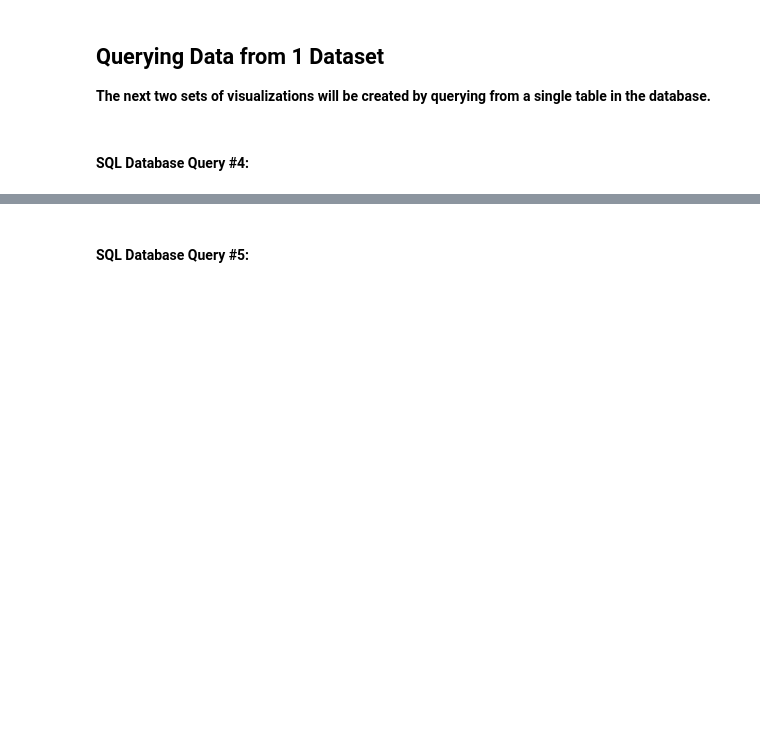
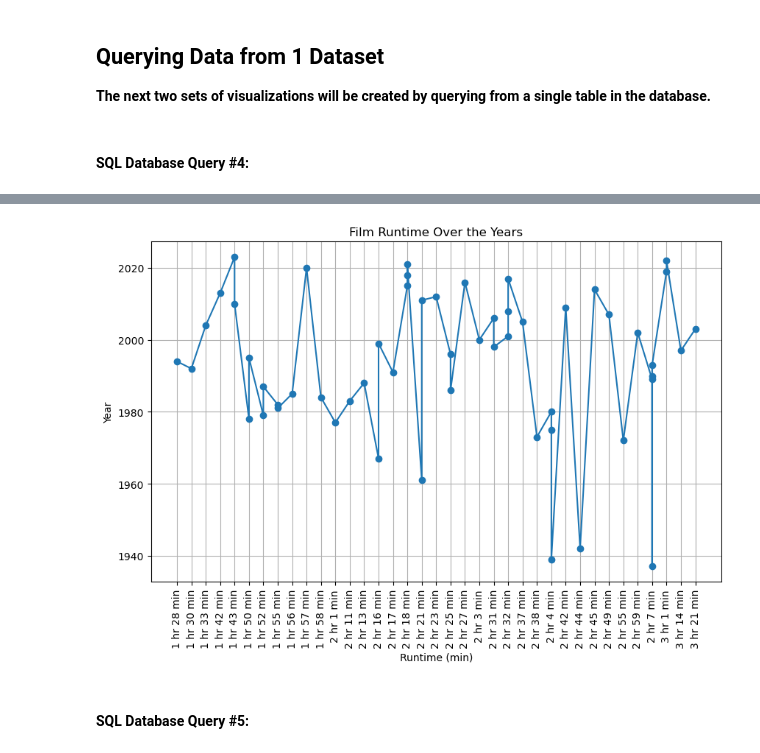
Before and after one commit to maleyoung/Data_Exploration_and_Analysis--TermProject, a Jupyter notebook: DSC540_Milestone5_Young.ipynb, the cells around one changed output, grey strips where cells are left out. Drawn from its saved outputs; the diff is of its cells as text; code cells hidden in the pictures; blank space fills up the shorter version.

```diff
--- a/DSC540_Milestone5_Young.ipynb
+++ b/DSC540_Milestone5_Young.ipynb
@@ -409,3 +384,25 @@ plt.show()
+# %%
+#Sort the DataFrame based on the 'Running Time' column in ascending order
+sorted_df = Film_revenue_df.sort_values('Running Time')
+
+#setting the figure size for the line graph
+plt.figure(figsize=(10, 6))
+#plotting the film runtime over the years using the 'Year' and 'Running Time' columns
+#'marker' specifies the marker style of a solid circle for data points, and 'linestyle' specifies a straight, consistent line
+plt.plot(sorted_df['Running Time'], sorted_df['Year'], marker='o', linestyle='-')
+#setting the title of the line plot
+plt.title('Film Runtime Over the Years')
+#setting the labels for the x and y axes
+plt.xlabel('Runtime (min)')
+plt.ylabel('Year')
+#rotate the x-axis labels by 90 degrees so that they can be read properly
+plt.xticks(rotation=90)
+#setting up a grid on the graph to make the markers easier discern which Runtime periods they
+plt.grid(True)
+#display the plot with the specified figure size, line graph, title, axis labels, label rotation, and grid lines
+plt.show()
+# %% [output]
+[figure, added]
 # %% [markdown]
 #### SQL Database Query #5:
 # %% [markdown]
```
Also changed, not shown: parts of 9 cells of this notebook.
